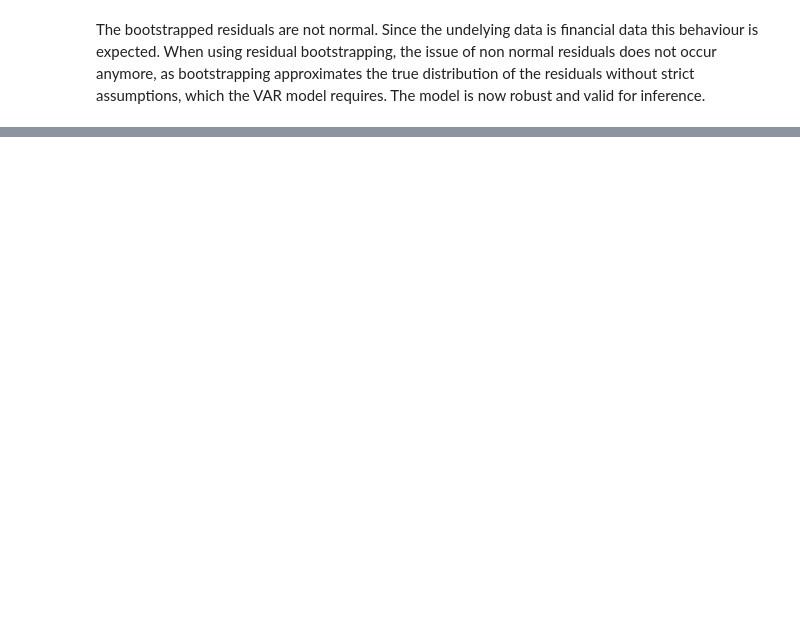
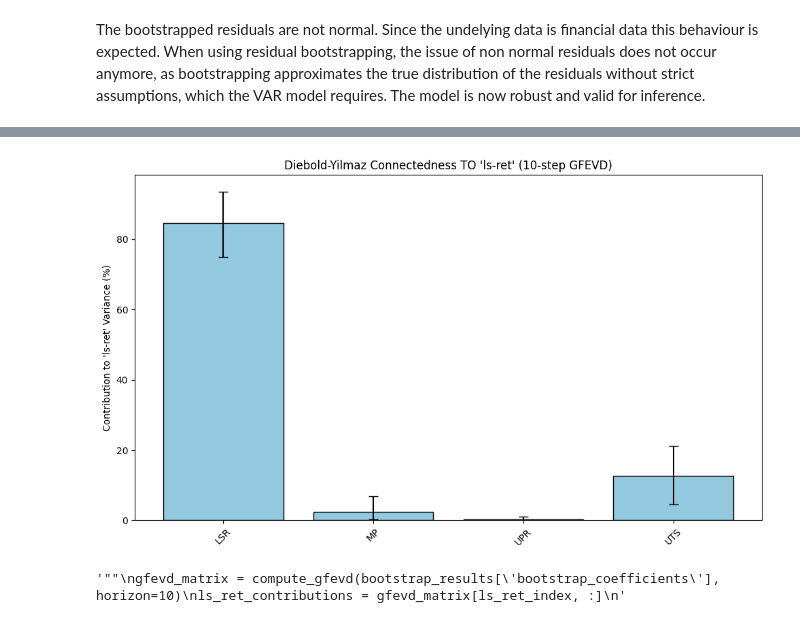
Before and after one commit to justusschenk/valueinvesting, a Jupyter notebook: Regression.ipynb, the cells around one changed output, grey strips where cells are left out. Drawn from its saved outputs; the diff is of its cells as text; code cells hidden in the pictures; blank space fills up the shorter version.

```diff
--- a/Regression.ipynb
+++ b/Regression.ipynb
@@ -1823,0 +1901,72 @@ Horizon
+# %%
+#Connectedness measures from Diebold-Yildiz (2014)
+
+import numpy as np
+import pandas as pd
+import matplotlib.pyplot as plt
+import seaborn as sns
+
+gfevd_bootstrap = []
+
+
+
+def compute_gfevd(var_result, horizon=10):
+    """
+    Compute Generalized Forecast Error Variance Decomposition (GFEVD)
+    Based on Pesaran & Shin (1998)
+    """
+    sigma_u = var_result.sigma_u  # residual covariance matrix
+    Phi = var_result.ma_rep(maxn=horizon)  # MA coefficient matrices
+
+    K = sigma_u.shape[0]
+    fevd = np.zeros((K, K))  # [dependent_var, shock_var]
+
+    for j in range(K):  # for each shock
+        ej = np.zeros(K)
+        ej[j] = 1.0
+        for h in range(horizon):
+            phi_h = Phi[h]
+            num = (phi_h @ sigma_u @ ej) ** 2
+            den = np.diag(phi_h @ sigma_u @ phi_h.T)
+            fevd[:, j] += num / den
+
+    # Normalize rows to sum to 1
+    fevd_normalized = fevd / fevd.sum(axis=1)[:, None]
+    return fevd_normalized
+
+for fit in bootstrap_results['bootstrap_fits']:
+    try:
+        g = compute_gfevd(fit, horizon=10)
+        gfevd_bootstrap.append(g)
+    except Exception as e:
+        continue
+
+ls_ret_index = fit.names.index('LSR')
+ls_ret_contribs = [g[ls_ret_index] for g in gfevd_bootstrap]
+ls_ret_contribs = np.array(ls_ret_contribs)  # shape: (n_bootstrap, n_vars)
+
+mean_contrib = np.mean(ls_ret_contribs, axis=0)
+ci_lower = np.percentile(ls_ret_contribs, 2.5, axis=0)
+ci_upper = np.percentile(ls_ret_contribs, 97.5, axis=0)
+
+labels = fit.names
+
+plt.figure(figsize=(10, 6))
+sns.barplot(x=labels, y=mean_contrib*100, color='skyblue', edgecolor='k')
+plt.errorbar(x=np.arange(len(labels)), y=mean_contrib*100,
+             yerr=[(mean_contrib - ci_lower)*100, (ci_upper - mean_contrib)*100],
+             fmt='none', ecolor='black', capsize=5)
+plt.ylabel("Contribution to 'ls-ret' Variance (%)")
+plt.title("Diebold-Yilmaz Connectedness TO 'ls-ret' (10-step GFEVD)")
+plt.xticks(rotation=45)
+plt.tight_layout()
+plt.show()
+
+
+"""""
+gfevd_matrix = compute_gfevd(bootstrap_results['bootstrap_coefficients'], horizon=10)
+ls_ret_contributions = gfevd_matrix[ls_ret_index, :]
+"""
+# %% [output]
+[figure, added]
+'""\ngfevd_matrix = compute_gfevd(bootstrap_results[\'bootstrap_coefficients\'], horizon=10)\nls_ret_contributions = gfevd_matrix[ls_ret_index, :]\n'
```
Also changed, not shown: parts of 17 cells of this notebook, 4 other files.
